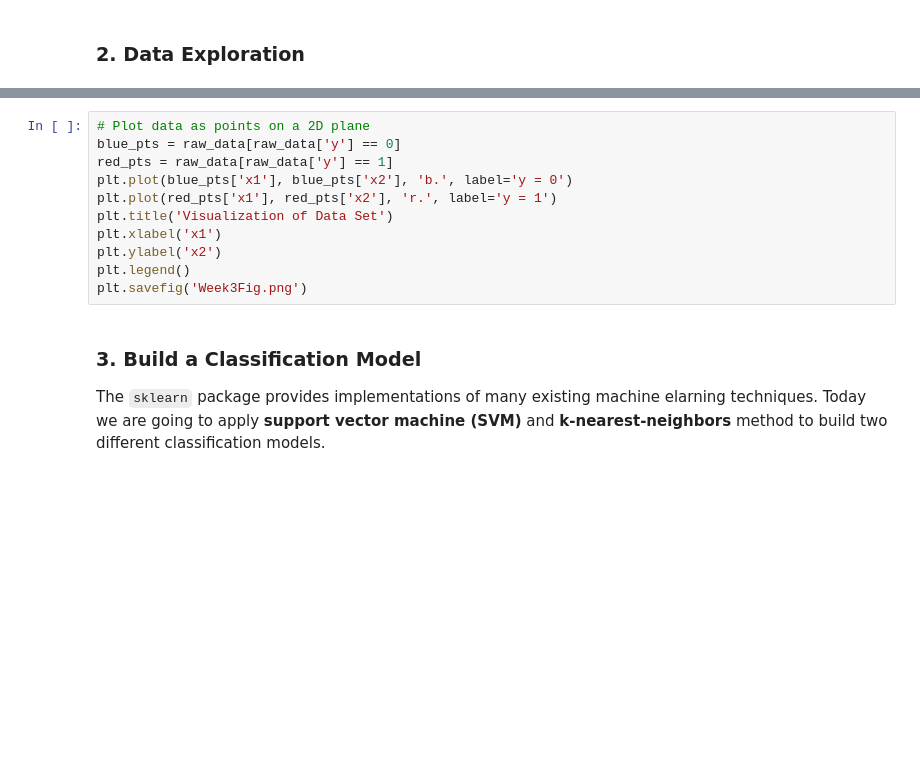
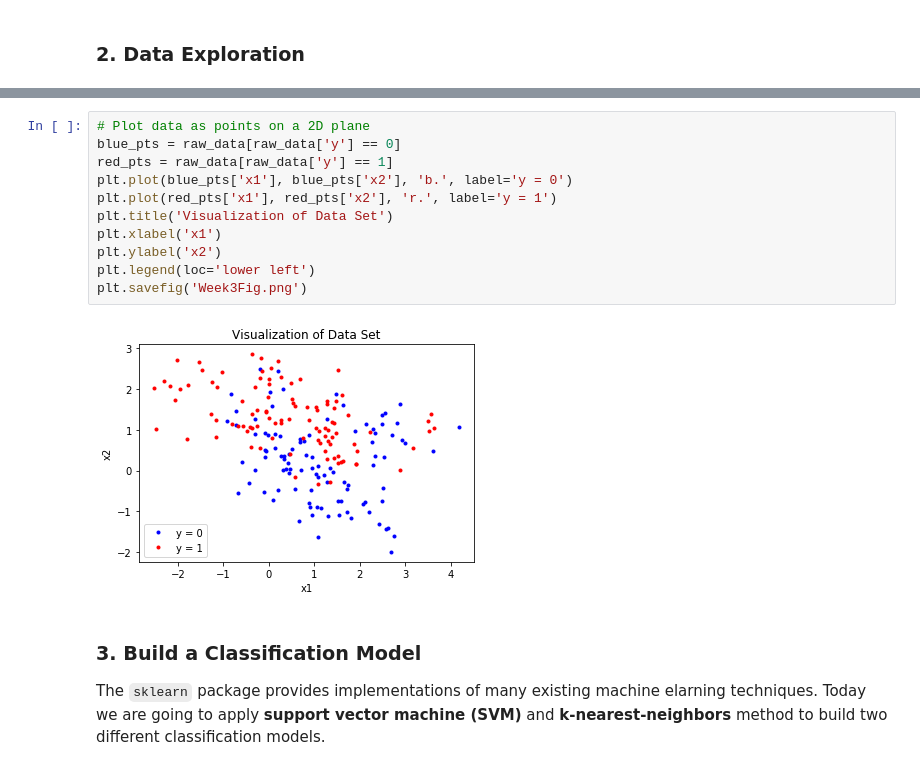
Before and after one commit to ch00226855/CMP414-765_Spring2020, a Jupyter notebook: Week3_Classification.ipynb, the cells around one changed output, grey strips where cells are left out. Drawn from its saved outputs; the diff is of its cells as text; blank space fills up the shorter version.

```diff
--- a/Week3_Classification.ipynb
+++ b/Week3_Classification.ipynb
@@ -43,14 +143,16 @@ raw_data[numeric_cols].hist()
 # %%
 # Plot data as points on a 2D plane
 blue_pts = raw_data[raw_data['y'] == 0]
 red_pts = raw_data[raw_data['y'] == 1]
 plt.plot(blue_pts['x1'], blue_pts['x2'], 'b.', label='y = 0')
 plt.plot(red_pts['x1'], red_pts['x2'], 'r.', label='y = 1')
 plt.title('Visualization of Data Set')
 plt.xlabel('x1')
 plt.ylabel('x2')
-plt.legend()
+plt.legend(loc='lower left')
 plt.savefig('Week3Fig.png')
+# %% [output]
+[figure, added]
 # %% [markdown]
 ### 3. Build a Classification Model
 The `sklearn` package provides implementations of many existing machine elarning techniques. Today we are going to apply **support vector machine (SVM)** and **k-nearest-neighbors** method to build two different classification models.
```
Also changed, not shown: parts of 22 cells of this notebook.
